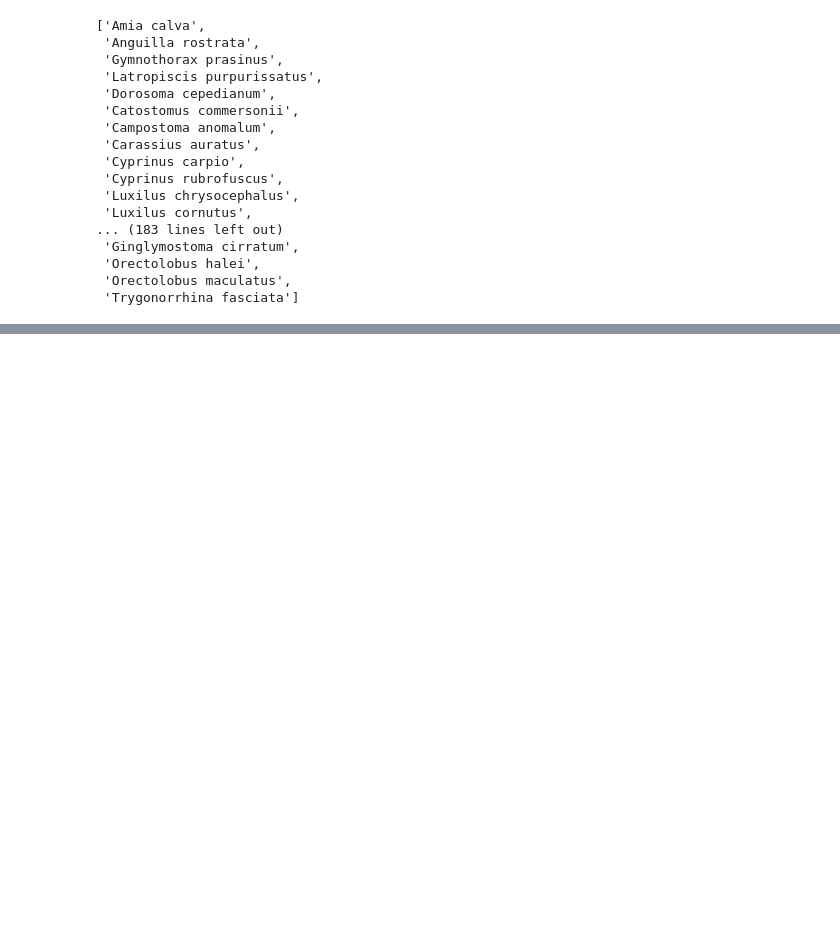
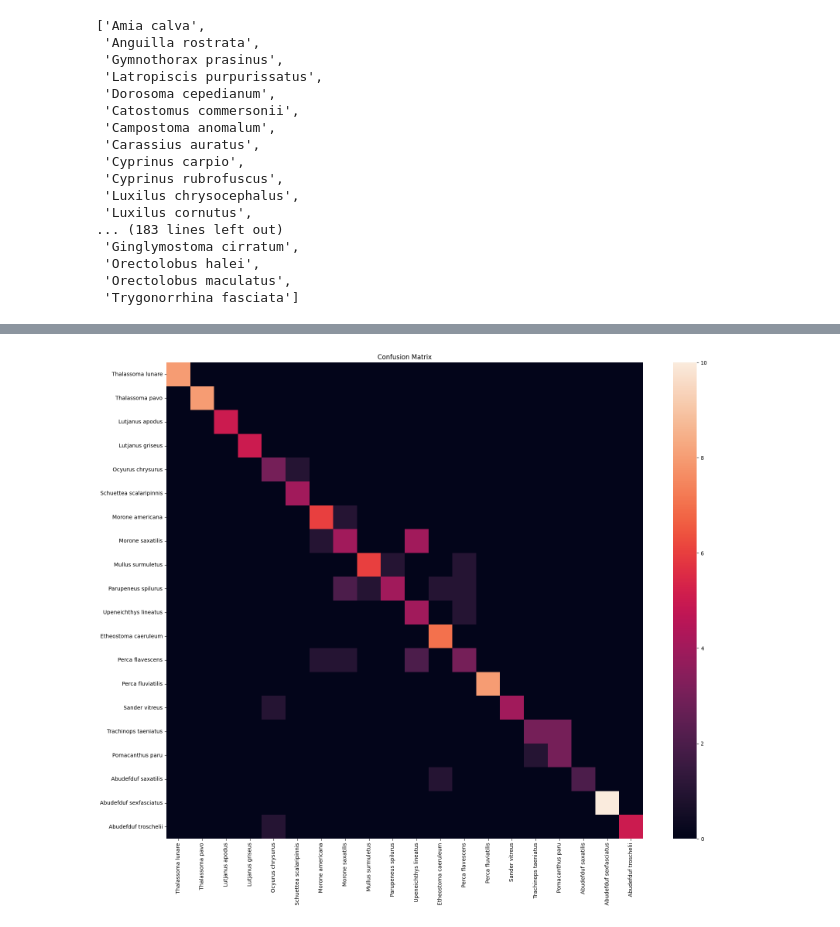
Before and after one commit to natesawant/inaturalist-species-detection, a Jupyter notebook: Untitled-2.ipynb, the cells around one changed output, grey strips where cells are left out. Cells and saved outputs as stored; diff of their text form; code cells hidden in the pictures; blank space fills up the shorter version.

```diff
--- a/Untitled-2.ipynb
+++ b/Untitled-2.ipynb
@@ -116,3 +119,13 @@ cm = confusion_matrix(y_true_labeled, y_pred_labeled)
+# %%
+cm_small = confusion_matrix(y_true_labeled, y_pred_labeled)[90:110,90:110]
+labels_small = labels[90:110]
+# %%
+plt.figure(figsize = (20,16))
+sns.heatmap(cm_small, square=True, xticklabels=labels_small, yticklabels=labels_small)
+plt.title("Confusion Matrix")
+plt.show()
+# %% [output]
+[figure, added]
 # %%
 print(classification_report(y_true_labeled, y_pred_labeled))
 # %% [output]
```
Also changed, not shown: parts of 11 cells of this notebook, 5 other files.
